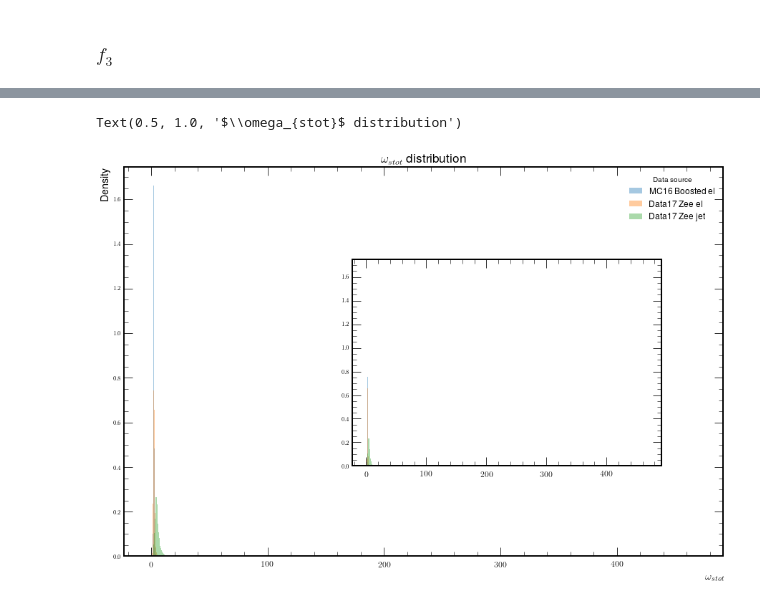
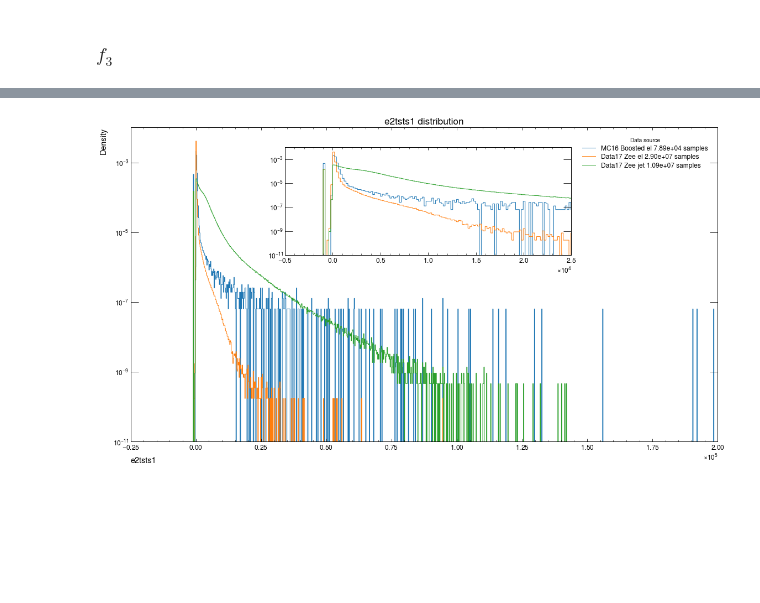
Before and after one commit to lucasbanunes/ringer, a Jupyter notebook: plots.ipynb, the cells around one changed output, grey strips where cells are left out. Drawn from its saved outputs; the diff is of its cells as text; code cells hidden in the pictures; blank space fills up the shorter version.

```diff
--- a/plots.ipynb
+++ b/plots.ipynb
@@ -75,7 +73,7 @@ SHOWER_SHAPES = {
         'step': 'L2Calo'
     },
     'e2tsts1': {
-        'label': 'no label',
+        'label': 'e2tsts1',
         'range': None,
         'electron_range': None,
         'jet_range': None,
@@ -484,18 +550,0 @@ hists['Data17 Zee jet'] = pd.DataFrame(np.column_stack([jet_bins[:-1], jet_bins[
-# %%
-# sub_ax_pos = [0.3, 0.3, 0.5, 0.45]
-fig, ax = plt.subplots(1,1, figsize=(15,10))
-# zoomed_ax = fig.add_axes(sub_ax_pos)
-subsampled_hists = dict()
-for hist_name, hist_df in hists.items():
-    ax.bar(hist_df['bin_start'], hist_df['hist'], align='edge', width=(hist_df['bin_end'] - hist_df['bin_start']), label=hist_name, alpha=0.4, bottom=0)
-#     zoomed_ax.bar(hist_df['bin_start'], hist_df['hist'], align='edge', width=(hist_df['bin_end'] - hist_df['bin_start']), label=hist_name, alpha=0.4, bottom=0)
-# ax.set_xlim(-1e4, 0.4e6)
-# ax.set_ylim(0, 5e-5)
-# zoomed_ax.set_xlim(-1e4, 1e4)
-# ax.set_xlim(ss_info['jet_range'])
-# zoomed_ax.set_xlim(ss_info['electron_range'])
-ax.set_xlim(5e-3,0.03)
-ax.set_ylabel('Density')
-ax.set_xlabel(ss_info['label'])
-ax.legend(title='Data source')
-ax.set_title(f'{ss_info["label"]} distribution', fontsize='xx-large')
@@ -535,18 +680,24 @@ hists['Data17 Zee jet'] = pd.DataFrame(np.column_stack([jet_bins[:-1], jet_bins[
 # %%
-sub_ax_pos = [0.42, 0.3, 0.4, 0.4]
-fig, ax = plt.subplots(1,1, figsize=(15,10))
-zoomed_ax = fig.add_axes(sub_ax_pos)
+sub_ax_pos = [0.3, 0.6, 0.45, 0.3]
+fig, ax = plt.subplots(1,1, figsize=(16,9), dpi=72)
+plot_scale = 'log'
+sub_ax = fig.add_axes(sub_ax_pos)
 subsampled_hists = dict()
-for hist_name, hist_df in hists.items():
-    ax.bar(hist_df['bin_start'], hist_df['hist'], align='edge', width=(hist_df['bin_end'] - hist_df['bin_start']), label=hist_name, alpha=0.4, bottom=0)
-    zoomed_ax.bar(hist_df['bin_start'], hist_df['hist'], align='edge', width=(hist_df['bin_end'] - hist_df['bin_start']), label=hist_name, alpha=0.4, bottom=0)
-
-# zoomed_ax.set_xlim(0.8,3)
-# ax.set_xlim(0,7.5)
+for hist_name, org_hist_df in hists.items():
+    n_samples = '{:.2e}'.format(int(org_hist_df['hist'].sum()))
+    hist_df = normalize_hist(org_hist_df)
+    label = f'{hist_name} {n_samples} samples'
+    bins = np.append(hist_df['bin_start'].values, hist_df['bin_end'].iloc[-1])
+    ax.stairs(hist_df['hist'],bins, label=label)
+    sub_ax.stairs(hist_df['hist'],bins, label=label)
+sub_ax.set_xlim(-0.05e5,0.25e5)
 ax.set_ylabel('Density')
-ax.set_xlabel(ss_info['label'])
+ax.set_xlabel(ss_info['label'], loc='left')
 ax.legend(title='Data source')
+ax.set_yscale(plot_scale)
+sub_ax.set_yscale(plot_scale)
 ax.set_title(f'{ss_info["label"]} distribution', fontsize='xx-large')
+fig.tight_layout()
+fig.savefig(os.path.join(output_dir, f'{plot_ss}_free_range_{plot_scale}_scale.png'), transparent=False, facecolor='white')
 # %% [output]
-Text(0.5, 1.0, '$\\omega_{stot}$ distribution')
-[figure, old version]
+[figure, new version]
```
Also changed, not shown: parts of 54 cells of this notebook.
